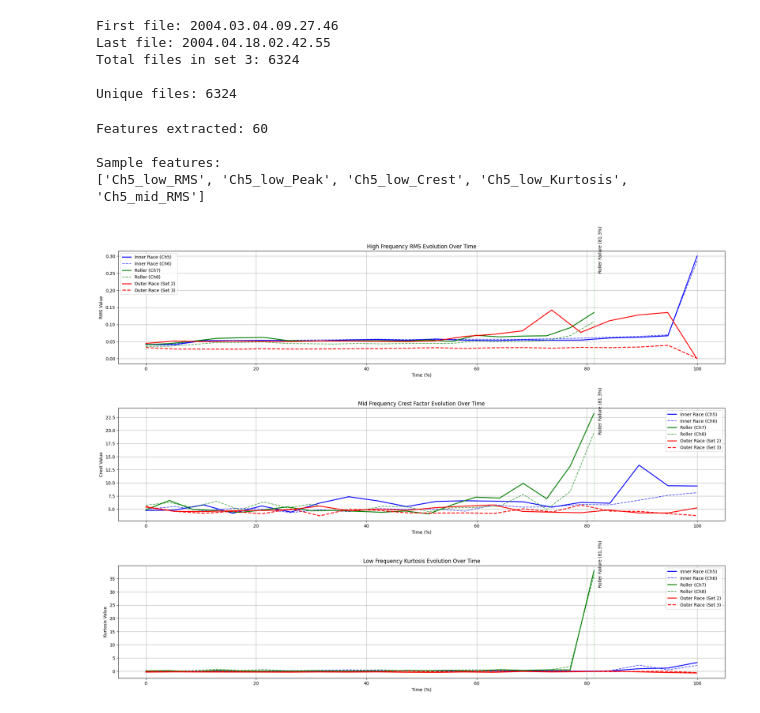
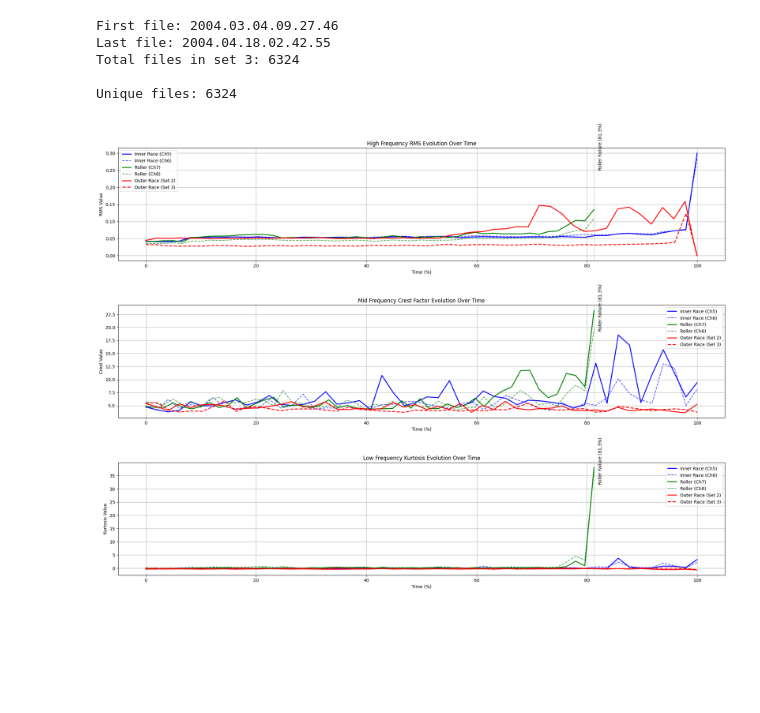
Before and after one commit to Ahmedayaz1210/Vibration-Analysis-System, a Jupyter notebook: working_notebooks/Phase3_Feature_Engineering.ipynb, the cells around one changed output. Drawn from its saved outputs; the diff is of its cells as text; code cells hidden in the pictures; blank space fills up the shorter version.

```diff
--- a/working_notebooks/Phase3_Feature_Engineering.ipynb
+++ b/working_notebooks/Phase3_Feature_Engineering.ipynb
@@ -105,61 +103,6 @@ def extract_bearing_features(data, channels):
                 features[feature_name] = value
 
     return features
-# %%
-def create_feature_dataset():
-    """
-    Create dataset with features from all bearings (healthy and failing states)
-    """
-    feature_data = []
-
-    # Set 1 - Inner Race (Bearing 3)
-    bearing3_healthy = np.loadtxt(sorted(data_path_1.glob("*"))[0])
-    bearing3_failing = np.loadtxt(sorted(data_path_1.glob("*"))[-10])
-
-    # Extract features
-    healthy_features = extract_bearing_features(bearing3_healthy, [4, 5])  # Channels 5,6
-    healthy_features['state'] = 'healthy'
-    healthy_features['failure_type'] = 'inner_race'
-    feature_data.append(healthy_features)
-
-    failing_features = extract_bearing_features(bearing3_failing, [4, 5])
-    failing_features['state'] = 'failing'
-    failing_features['failure_type'] = 'inner_race'
-    feature_data.append(failing_features)
-
-    # Set 1 - Roller (Bearing 4)
-    files_1 = sorted(data_path_1.glob("*"))
-    bearing4_failing_idx = int(len(files_1) * 0.81)  # Known failure point
-    bearing4_failing = np.loadtxt(files_1[bearing4_failing_idx])
-
-    failing_features = extract_bearing_features(bearing4_failing, [6, 7])  # Channels 7,8
-    failing_features['state'] = 'failing'
-    failing_features['failure_type'] = 'roller'
-    feature_data.append(failing_features)
-
-    # Set 2 - Outer Race (Bearing 1)
-    bearing_s2_healthy = np.loadtxt(sorted(data_path_2.glob("*"))[0])
-    bearing_s2_failing = np.loadtxt(sorted(data_path_2.glob("*"))[-10])
-
-    failing_features = extract_bearing_features(bearing_s2_failing, [0])  # Channel 1
-    failing_features['state'] = 'failing'
-    failing_features['failure_type'] = 'outer_race'
-    feature_data.append(failing_features)
-
-    # Convert to DataFrame
-    df = pd.DataFrame(feature_data)
-    return df
-
-# Create our feature dataset
-feature_df = create_feature_dataset()
-print("Features extracted:", len(feature_df.columns)-2)  # -2 for state and failure_type columns
-print("\nSample features:")
-print(feature_df.columns.tolist()[:5])  # Show first 5 feature names
-# %% [output]
-Features extracted: 60
-
-Sample features:
-['Ch5_low_RMS', 'Ch5_low_Peak', 'Ch5_low_Crest', 'Ch5_low_Kurtosis', 'Ch5_mid_RMS']
 # %%
 def plot_comprehensive_feature_evolution():
     """
@@ -170,7 +113,7 @@ def plot_comprehensive_feature_evolution():
     # Load data for all failure types
     # Set 1 - Inner Race (Bearing 3, Channels 5&6)
     files_1 = sorted(data_path_1.glob("*"))
-    sample_indices = np.linspace(0, len(files_1)-1, 20, dtype=int)
+    sample_indices = np.linspace(0, len(files_1)-1, 50, dtype=int)
 
     # Data collection for each bearing type
     features_data = {
@@ -193,7 +136,7 @@ def plot_comprehensive_feature_evolution():
 
     # Collect Roller data (up to 81.3%)
     roller_idx = int(len(files_1) * 0.813)
-    roller_indices = np.linspace(0, roller_idx, 20, dtype=int)
+    roller_indices = np.linspace(0, roller_idx, 50, dtype=int)
 
     for idx in roller_indices:
         data = np.loadtxt(files_1[idx])
@@ -207,7 +150,7 @@ def plot_comprehensive_feature_evolution():
 
     # Collect Outer Race data - Set 2
     files_2 = sorted(data_path_2.glob("*"))
-    sample_indices_2 = np.linspace(0, len(files_2)-1, 20, dtype=int)
+    sample_indices_2 = np.linspace(0, len(files_2)-1, 50, dtype=int)
 
     for idx in sample_indices_2:
         data = np.loadtxt(files_2[idx])
@@ -218,7 +161,7 @@ def plot_comprehensive_feature_evolution():
 
     # Collect Outer Race data - Set 3 (Added)
     files_3 = sorted(data_path_3.glob("*"))
-    sample_indices_3 = np.linspace(0, len(files_3)-1, 20, dtype=int)
+    sample_indices_3 = np.linspace(0, len(files_3)-1, 50, dtype=int)
 
     for idx in sample_indices_3:
         data = np.loadtxt(files_3[idx])
@@ -251,34 +194,34 @@ def plot_comprehensive_feature_evolution():
                 'g-', label='Roller (Ch7)', linewidth=2)
         plt.plot([f['time_percentage'] for f in features_data['roller']['ch8']],
                 [f[f'Ch8{info["suffix"]}'] for f in features_data['roller']['ch8']],
                 'g--', label='Roller (Ch8)', alpha=0.7)
 
         # Outer Race - Set 2
         plt.plot([f['time_percentage'] for f in features_data['outer_race_set2']['ch1']],
                 [f[f'Ch1{info["suffix"]}'] for f in features_data['outer_race_set2']['ch1']],
                 'r-', label='Outer Race (Set 2)', linewidth=2)
 
         # Outer Race - Set 3 (Added)
         plt.plot([f['time_percentage'] for f in features_data['outer_race_set3']['ch3']],
                 [f[f'Ch3{info["suffix"]}'] for f in features_data['outer_race_set3']['ch3']],
                 'r--', label='Outer Race (Set 3)', linewidth=2)
 
         plt.title(info['title'], fontsize=12)
         plt.xlabel('Time (%)')
         plt.ylabel(metric + ' Value')
         plt.legend()
         plt.grid(True)
 
         # Add Roller failure point marker
         plt.axvline(x=81.3, color='g', linestyle=':', alpha=0.5)
         plt.text(82, plt.ylim()[1]*0.8, 'Roller Failure (81.3%)', rotation=90)
 
     plt.tight_layout()
     plt.show()
 
 plot_comprehensive_feature_evolution()
 # %% [output]
-[figure, old version]
+[figure, new version]
 # %%
 def calculate_degradation_features(time_series, window_size=5):
     """
```
Also changed, not shown: parts of 12 cells of this notebook, 2 other files.
